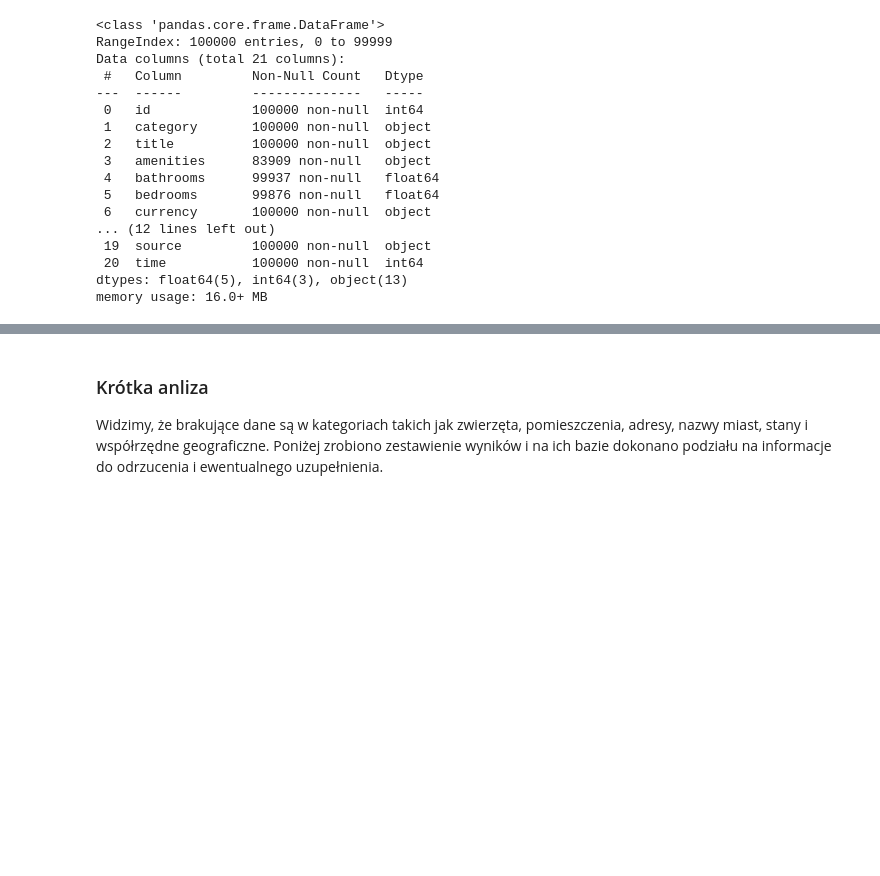
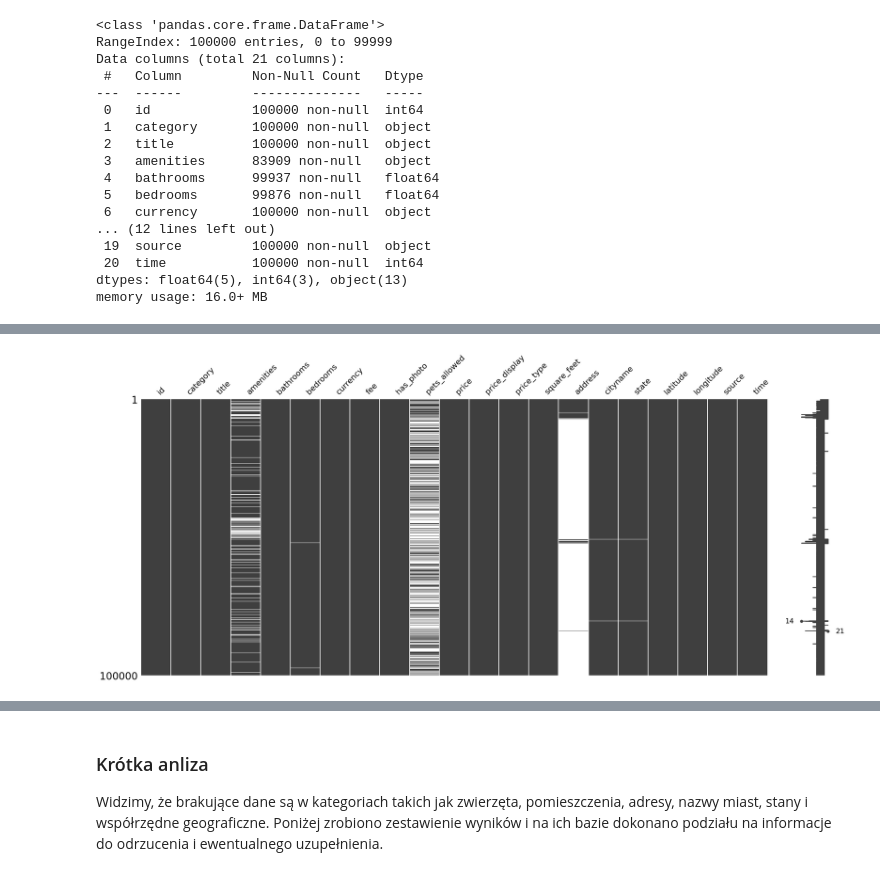
Before and after one commit to michalinahinc/Kurs_Analiza, a Jupyter notebook: pliki_robocze/Czysczenie_danych_wersja_filipa.ipynb, the cells around one changed output, grey strips where cells are left out. Cells and saved outputs as stored; diff of their text form; code cells hidden in the pictures; blank space fills up the shorter version.

```diff
--- a/pliki_robocze/Czysczenie_danych_wersja_filipa.ipynb
+++ b/pliki_robocze/Czysczenie_danych_wersja_filipa.ipynb
@@ -44,0 +54,5 @@ memory usage: 16.0+ MB
+# %%
+import missingno as msno
+msno.matrix(df_apartments);
+# %% [output]
+[figure, added]
```
Also changed, not shown: parts of 5 cells of this notebook.
